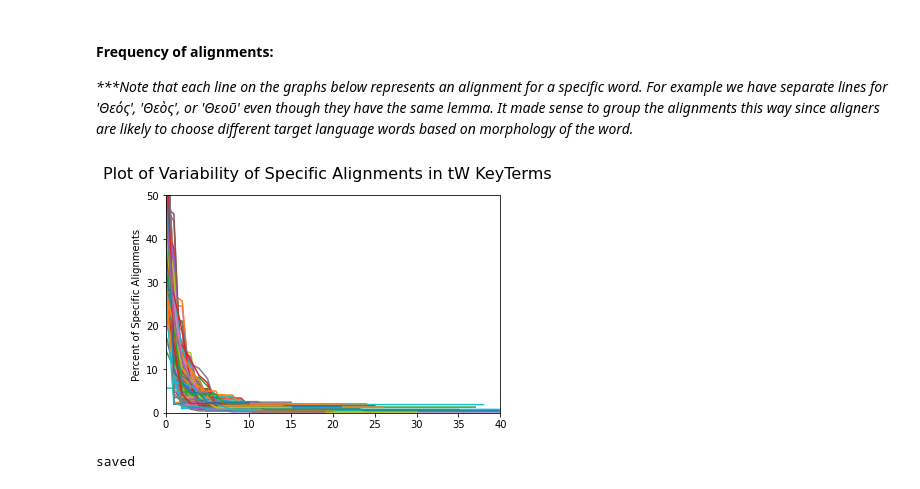
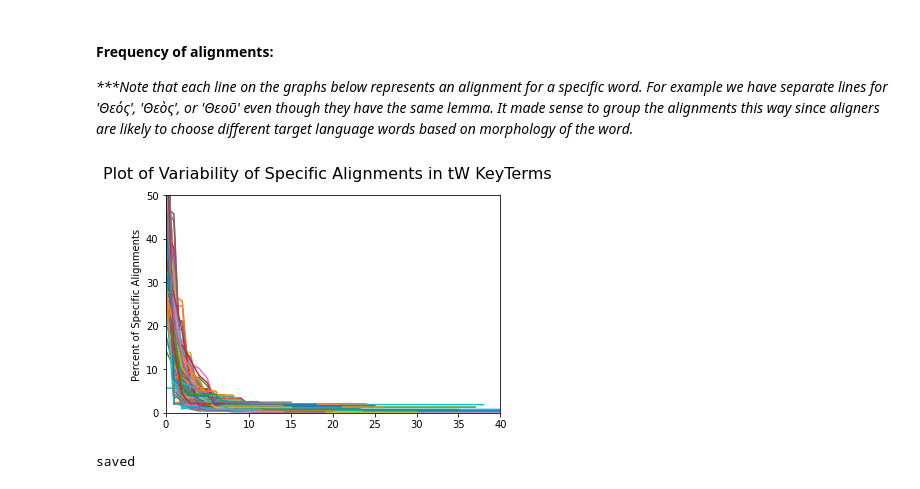
Before and after one commit to unfoldingWord-box3/alignment-ml, a Jupyter notebook: plot_multi_alignments.ipynb, the cells around one changed output. Cells and saved outputs as stored; diff of their text form; code cells hidden in the pictures.

```diff
--- a/plot_multi_alignments.ipynb
+++ b/plot_multi_alignments.ipynb
@@ -32,14 +32,14 @@ Original Language Alignments: 105
 #### Frequency of alignments:
 _***Note that each line on the graphs below represents an alignment for a specific word. For example we have separate lines for 'Θεός', 'Θεὸς', or 'Θεοῦ' even though they have the same lemma.  It made sense to group the alignments this way since aligners are likely to choose different target language words based on morphology of the word._
 # %%
-frequenciesOfAlignments = db.getFrequenciesOfFieldInAlignments(filteredAlignmentsForWord, 'alignmentTxt')
+frequenciesOfAlignments = db.getFrequenciesOfFieldInAlignments(filteredAlignmentsForWord, 'alignmentText')
 
 title = f"Plot of Variability of Specific Alignments in tW KeyTerms"
 ylabel = "Percent of Specific Alignments"
 xlimit = [0, 40]
 plot.plotFrequencies(frequenciesOfAlignments, title, ylabel, showXValues=False, xlimit=xlimit)
 # %% [output]
-[figure, old version]
+[figure, new version]
 # %%
 stats = []
 for word in frequenciesOfAlignments.keys():
```
Also changed, not shown: parts of 4 cells of this notebook, 3 other files.
